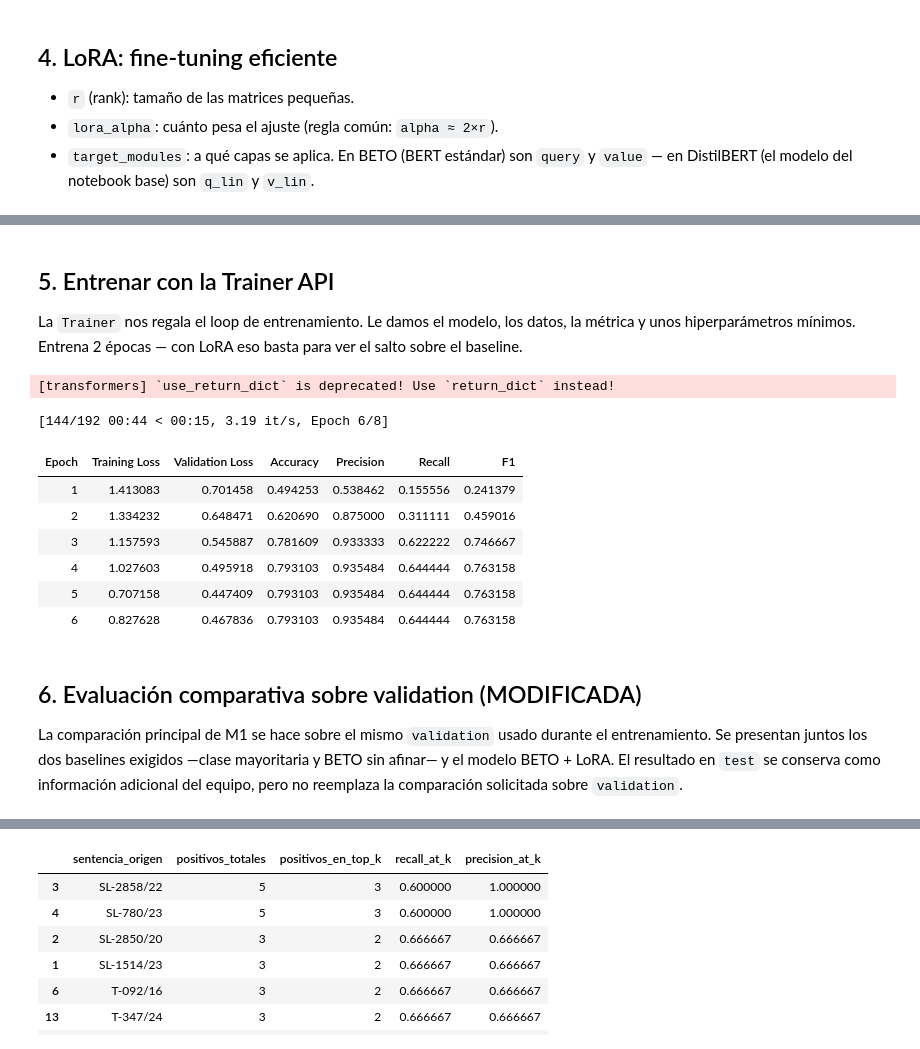
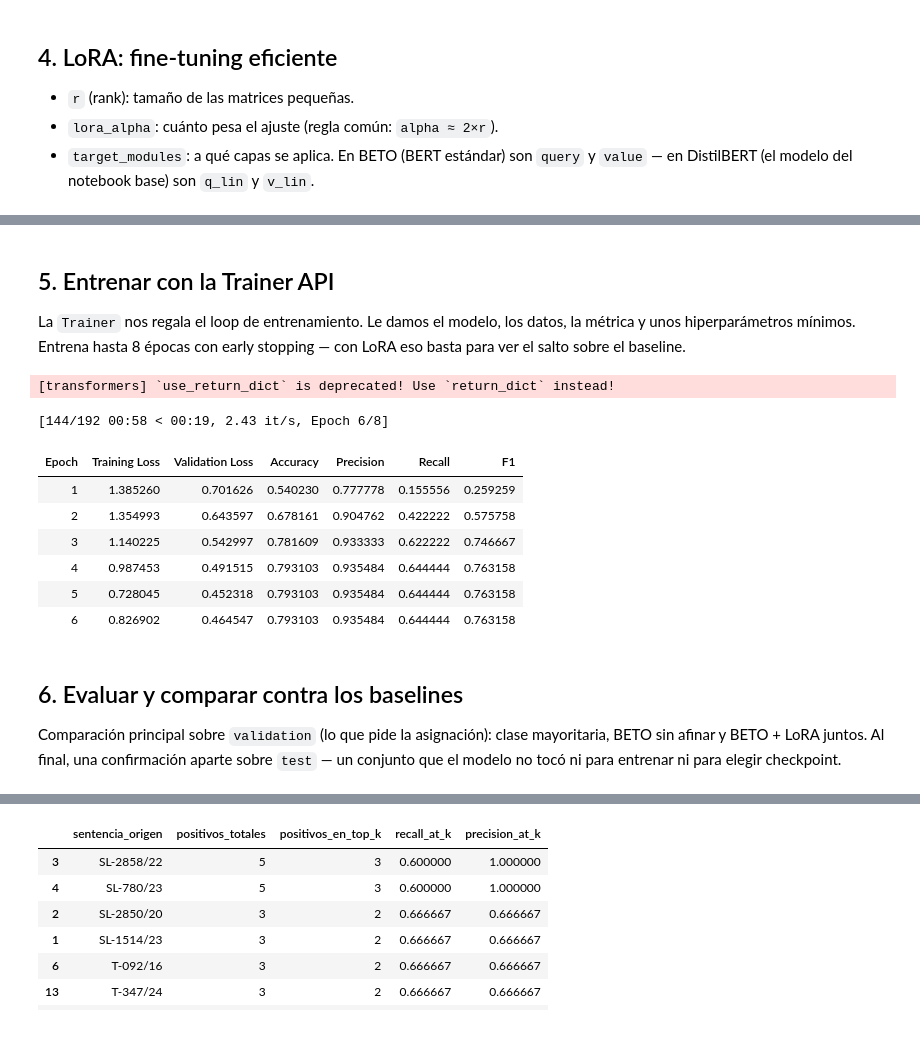
Before and after one commit to Bosnape/cabrejos-ortiz-valencia-lopez, a Jupyter notebook: notebooks/finetuning/Fine_tuning_Asistente_legal.ipynb, the cells around one changed output, grey strips where cells are left out. Cells and saved outputs as stored; diff of their text form; code cells hidden in the pictures.

```diff
--- a/notebooks/finetuning/Fine_tuning_Asistente_legal.ipynb
+++ b/notebooks/finetuning/Fine_tuning_Asistente_legal.ipynb
@@ -411,9 +406,8 @@ esta tarea. La comparación principal se hará sobre el mismo conjunto de `valid
 # %%
-# MÉTRICAS COMPARTIDAS (MODIFICADA)
 from sklearn.metrics import accuracy_score, precision_recall_fscore_support
 
 def metricas_desde_predicciones(predicciones, labels):
-    """Calcula métricas binarias cuando ya se tienen las clases predichas."""
+    """Calcula métricas binarias cuando ya se tienen las clases predichas (no logits)."""
     precision, recall, f1, _ = precision_recall_fscore_support(
         labels,
         predicciones,
@@ -429,7 +423,7 @@ def metricas_desde_predicciones(predicciones, labels):
     }
 
 def metricas_clasificacion(logits, labels):
-    """Convierte logits en clases y reutiliza el cálculo común de métricas."""
+    """Convierte logits en clases (argmax) y reutiliza el cálculo común de métricas."""
     predicciones = np.argmax(logits, axis=-1)
     return metricas_desde_predicciones(predicciones, labels)
 
@@ -607,23 +580,36 @@ trainable params: 296,450 || all params: 110,148,868 || trainable%: 0.2691
 ## 5. Entrenar con la Trainer API
 
 La `Trainer` nos regala el loop de entrenamiento. Le damos el modelo, los datos, la métrica y unos
-hiperparámetros mínimos. Entrena 2 épocas — con LoRA eso basta para ver el salto sobre el baseline.
+hiperparámetros mínimos. Entrena hasta 8 épocas con early stopping — con LoRA eso basta para ver
+el salto sobre el baseline.
 # %%
+import math
+
 from transformers import EarlyStoppingCallback
 
 def compute_metrics(eval_pred):
     logits, labels = eval_pred
     return metricas_clasificacion(logits, labels)
 
+BATCH_SIZE = 8
+GRAD_ACCUM = 2
+EPOCHS = 8
+
+# warmup_steps calculado (no fijo) para que siga siendo ~10% del entrenamiento aunque
+# cambie el tamaño de train; evita también el warning de warmup_ratio deprecado.
+pasos_por_epoca = math.ceil(math.ceil(len(train_tok) / BATCH_SIZE) / GRAD_ACCUM)
+total_pasos = pasos_por_epoca * EPOCHS
+warmup_steps = round(0.10 * total_pasos)
+
 args_lora = TrainingArguments(
     output_dir="./lawten_lora_out",
     learning_rate=1e-4,
-    per_device_train_batch_size=8,
+    per_device_train_batch_size=BATCH_SIZE,
     per_device_eval_batch_size=16,
-    gradient_accumulation_steps=2,  # batch efectivo = 16
-    num_train_epochs=8,
+    gradient_accumulation_steps=GRAD_ACCUM,  # batch efectivo = 16
+    num_train_epochs=EPOCHS,
     weight_decay=0.01,
-    warmup_steps=19,
+    warmup_steps=warmup_steps,
 
     eval_strategy="epoch",
     save_strategy="epoch",
@@ -632,45 +618,44 @@ args_lora = TrainingArguments(
     metric_for_best_model="f1",
     greater_is_better=True,
 
     logging_strategy="steps",
     logging_steps=10,
     fp16=torch.cuda.is_available(),
     optim="adamw_torch",
 
     seed=SEED,
     data_seed=SEED,
     report_to="none",
 )
 
 trainer = Trainer(
     model=modelo_lora,
     args=args_lora,
     train_dataset=train_tok,
     eval_dataset=val_tok,
     processing_class=tokenizer,
     data_collator=collator,
     compute_metrics=compute_metrics,
     callbacks=[
         EarlyStoppingCallback(early_stopping_patience=2)
     ],
 )
 
 resultado_entrenamiento = trainer.train()
 # %% [output]
 [transformers] `use_return_dict` is deprecated! Use `return_dict` instead!
-[144/192 00:44 < 00:15, 3.19 it/s, Epoch 6/8]
+[144/192 00:58 < 00:19, 2.43 it/s, Epoch 6/8]
 | Epoch | Training Loss | Validation Loss | Accuracy | Precision | Recall | F1 |
-| 1 | 1.413083 | 0.701458 | 0.494253 | 0.538462 | 0.155556 | 0.241379 |
-| 2 | 1.334232 | 0.648471 | 0.620690 | 0.875000 | 0.311111 | 0.459016 |
-| 3 | 1.157593 | 0.545887 | 0.781609 | 0.933333 | 0.622222 | 0.746667 |
-| 4 | 1.027603 | 0.495918 | 0.793103 | 0.935484 | 0.644444 | 0.763158 |
-| 5 | 0.707158 | 0.447409 | 0.793103 | 0.935484 | 0.644444 | 0.763158 |
-| 6 | 0.827628 | 0.467836 | 0.793103 | 0.935484 | 0.644444 | 0.763158 |
+| 1 | 1.385260 | 0.701626 | 0.540230 | 0.777778 | 0.155556 | 0.259259 |
+| 2 | 1.354993 | 0.643597 | 0.678161 | 0.904762 | 0.422222 | 0.575758 |
+| 3 | 1.140225 | 0.542997 | 0.781609 | 0.933333 | 0.622222 | 0.746667 |
+| 4 | 0.987453 | 0.491515 | 0.793103 | 0.935484 | 0.644444 | 0.763158 |
+| 5 | 0.728045 | 0.452318 | 0.793103 | 0.935484 | 0.644444 | 0.763158 |
+| 6 | 0.826902 | 0.464547 | 0.793103 | 0.935484 | 0.644444 | 0.763158 |
 # %% [markdown]
-## 6. Evaluación comparativa sobre validation (MODIFICADA)
+## 6. Evaluar y comparar contra los baselines
 
-La comparación principal de M1 se hace sobre el mismo `validation` usado durante el entrenamiento.
-Se presentan juntos los dos baselines exigidos —clase mayoritaria y BETO sin afinar— y el modelo
-BETO + LoRA. El resultado en `test` se conserva como información adicional del equipo, pero no
-reemplaza la comparación solicitada sobre `validation`.
+Comparación principal sobre `validation` (lo que pide la asignación): clase mayoritaria,
+BETO sin afinar y BETO + LoRA juntos. Al final, una confirmación aparte sobre `test` — un
+conjunto que el modelo no tocó ni para entrenar ni para elegir checkpoint.
 # %%
```
Also changed, not shown: parts of 23 cells of this notebook.
